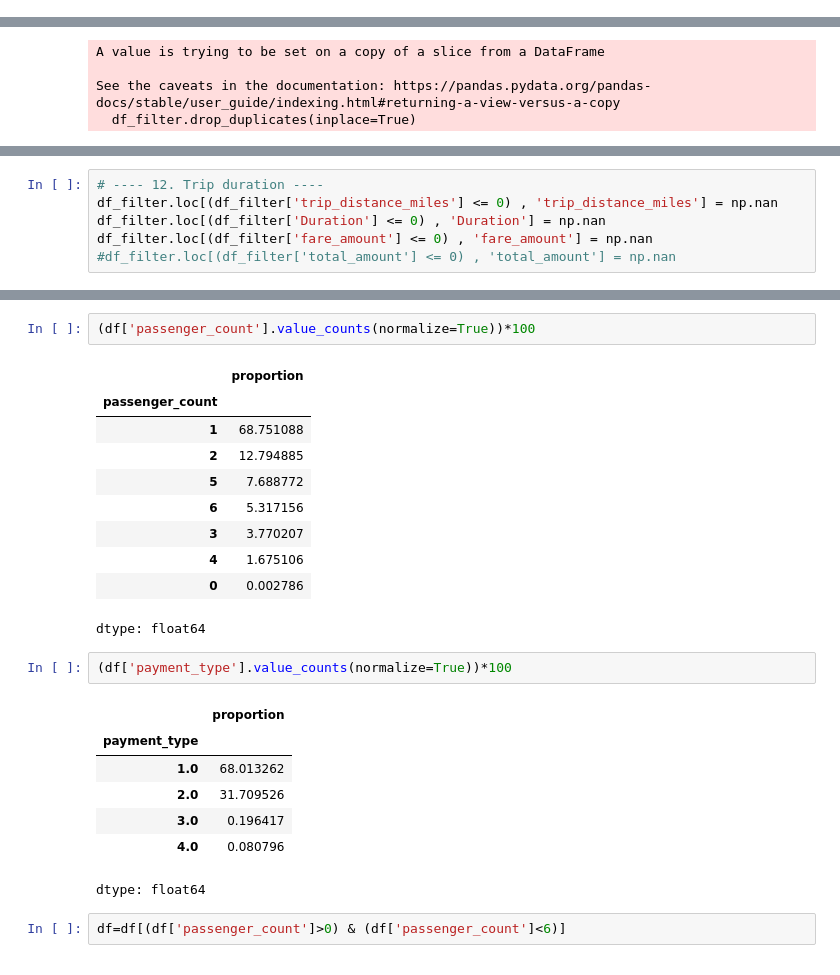
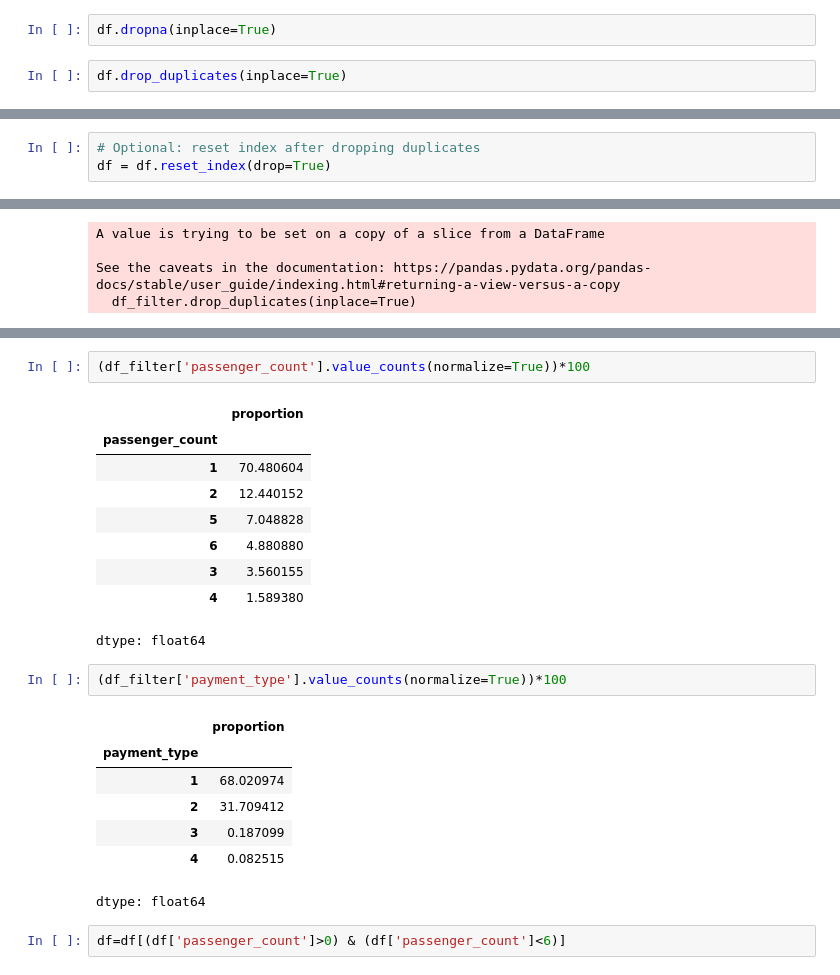
Before and after one commit to ArunK-ML/Project---TripFare-Predicting-Urban-Taxi-Fare-with-Machine-Learning, a Jupyter notebook: Taxi_trip_Finalone_again try.ipynb, the cells around one changed output, grey strips where cells are left out. Cells and saved outputs as stored; diff of their text form.

```diff
--- a/Taxi_trip_Finalone_again try.ipynb
+++ b/Taxi_trip_Finalone_again try.ipynb
@@ -115,0 +345,4 @@ Index(['VendorID', 'tpep_pickup_datetime', 'tpep_dropoff_datetime',
+# %%
+df.dropna(inplace=True)
+# %%
+df.drop_duplicates(inplace=True)
@@ -115,0 +353,3 @@ Index(['VendorID', 'tpep_pickup_datetime', 'tpep_dropoff_datetime',
+# %%
+# Optional: reset index after dropping duplicates
+df = df.reset_index(drop=True)
@@ -210,8 +466,2 @@ total_amount                 31              84
 trip_distance_miles           0               0
 Duration                      0               0
-# %%
-# ---- 12. Trip duration ----
-df_filter.loc[(df_filter['trip_distance_miles'] <= 0) , 'trip_distance_miles'] = np.nan
-df_filter.loc[(df_filter['Duration'] <= 0) , 'Duration'] = np.nan
-df_filter.loc[(df_filter['fare_amount'] <= 0) , 'fare_amount'] = np.nan
-#df_filter.loc[(df_filter['total_amount'] <= 0) , 'total_amount'] = np.nan
@@ -236,25 +484,24 @@ df
 # %%
-(df['passenger_count'].value_counts(normalize=True))*100
+(df_filter['passenger_count'].value_counts(normalize=True))*100
 # %% [output]
 |  | proportion |
 | passenger_count |  |
-| 1 | 68.751088 |
-| 2 | 12.794885 |
-| 5 | 7.688772 |
-| 6 | 5.317156 |
-| 3 | 3.770207 |
-| 4 | 1.675106 |
-| 0 | 0.002786 |
+| 1 | 70.480604 |
+| 2 | 12.440152 |
+| 5 | 7.048828 |
+| 6 | 4.880880 |
+| 3 | 3.560155 |
+| 4 | 1.589380 |
 dtype: float64
 # %%
-(df['payment_type'].value_counts(normalize=True))*100
+(df_filter['payment_type'].value_counts(normalize=True))*100
 # %% [output]
 |  | proportion |
 | payment_type |  |
-| 1.0 | 68.013262 |
-| 2.0 | 31.709526 |
-| 3.0 | 0.196417 |
-| 4.0 | 0.080796 |
+| 1 | 68.020974 |
+| 2 | 31.709412 |
+| 3 | 0.187099 |
+| 4 | 0.082515 |
 dtype: float64
 # %%
 df=df[(df['passenger_count']>0) & (df['passenger_count']<6)]
```
Also changed, not shown: parts of 30 cells of this notebook.
